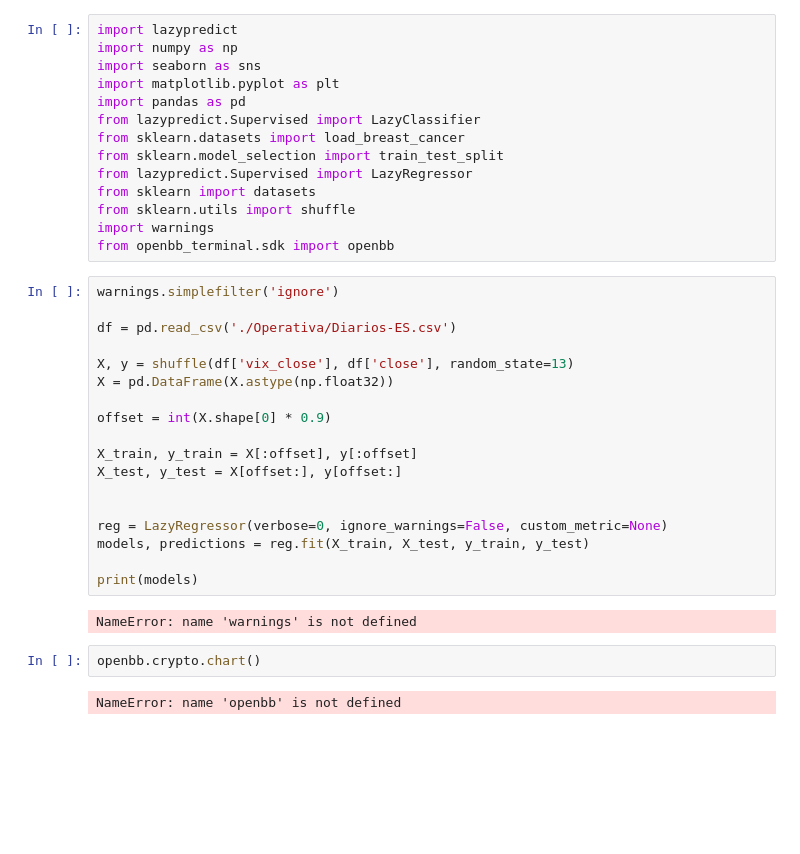
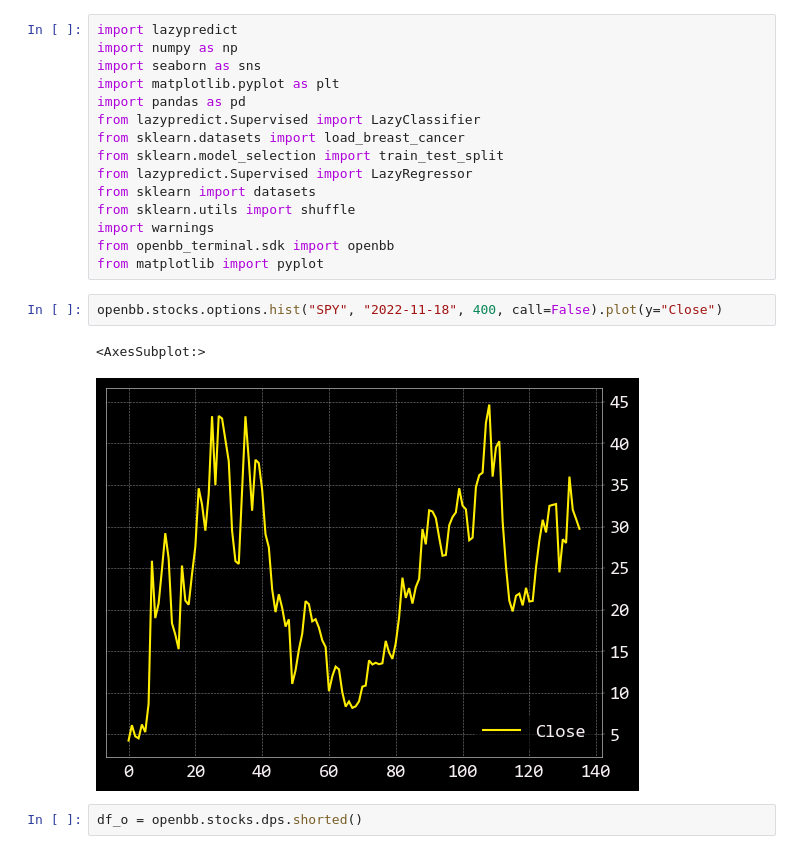
Before and after one commit to jbrass/Dashboard-Trader, a Jupyter notebook: app.ipynb, the cells around one changed output. Drawn from its saved outputs; the diff is of its cells as text; blank space fills up the shorter version.

```diff
--- a/app.ipynb
+++ b/app.ipynb
@@ -31,27 +12,11 @@ from sklearn import datasets
 from sklearn.utils import shuffle
 import warnings
 from openbb_terminal.sdk import openbb
+from matplotlib import pyplot
-# %%
-warnings.simplefilter('ignore')
-
-df = pd.read_csv('./Operativa/Diarios-ES.csv')
-
-X, y = shuffle(df['vix_close'], df['close'], random_state=13)
-X = pd.DataFrame(X.astype(np.float32))
-
-offset = int(X.shape[0] * 0.9)
-
-X_train, y_train = X[:offset], y[:offset]
-X_test, y_test = X[offset:], y[offset:]
-
-
-reg = LazyRegressor(verbose=0, ignore_warnings=False, custom_metric=None)
-models, predictions = reg.fit(X_train, X_test, y_train, y_test)
-
-print(models)
-# %% [output]
-NameError: name 'warnings' is not defined
-# %%
-openbb.crypto.chart()
-# %% [output]
-NameError: name 'openbb' is not defined
+# %%
+openbb.stocks.options.hist("SPY", "2022-11-18", 400, call=False).plot(y="Close")
+# %% [output]
+<AxesSubplot:>
+[figure, added]
+# %%
+df_o = openbb.stocks.dps.shorted()
```
Also changed, not shown: parts of 3 cells of this notebook, 13 other files.
